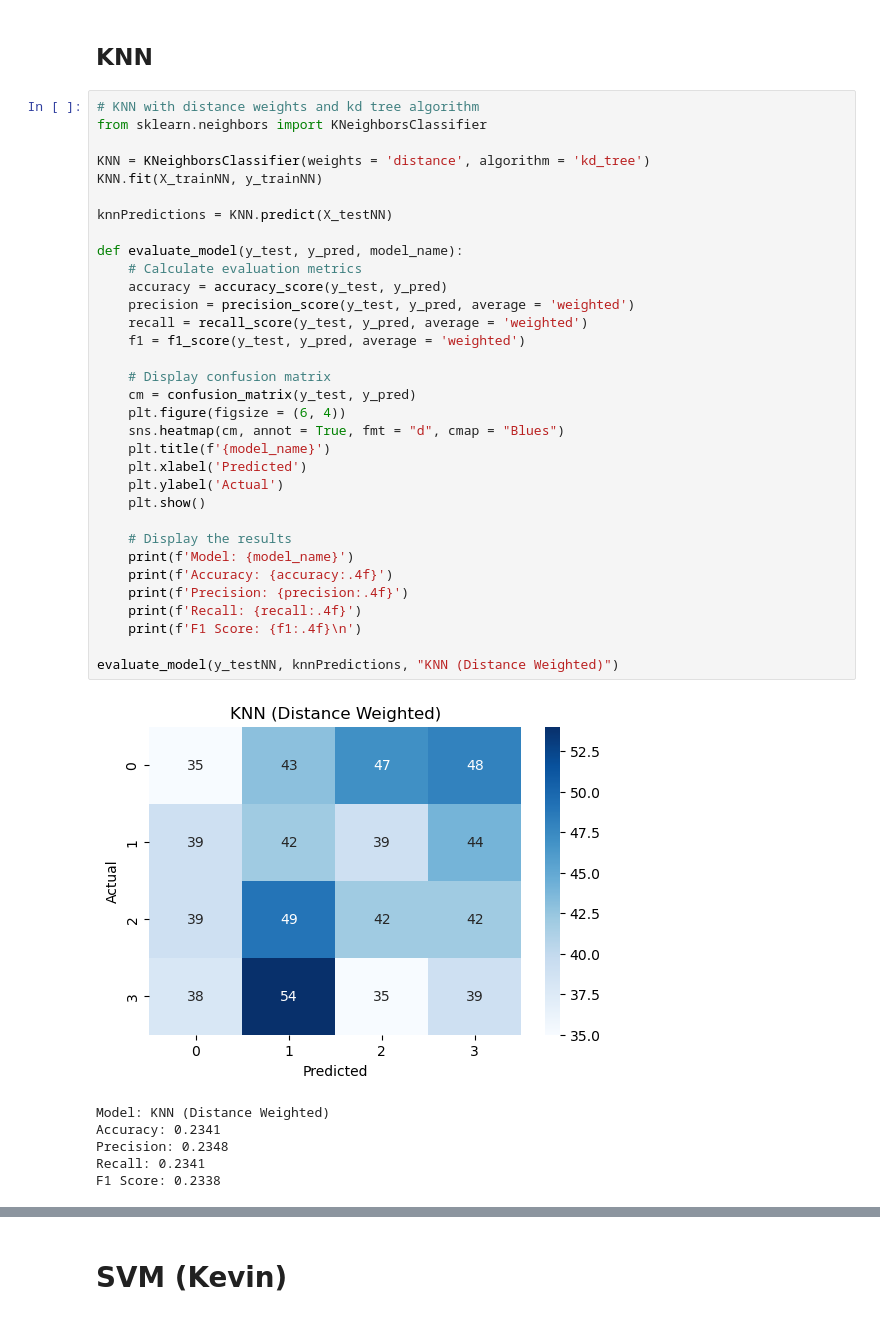
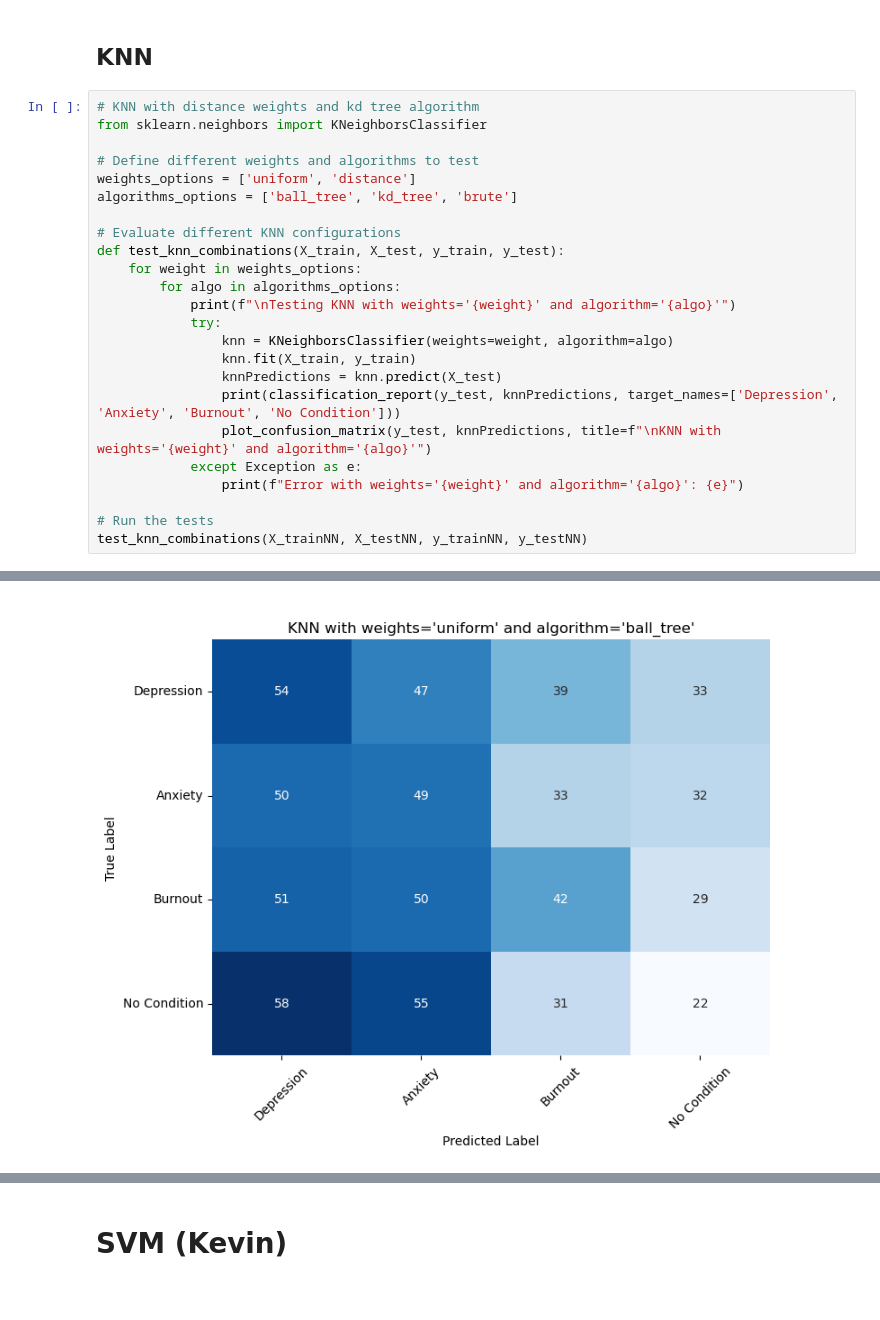
Before and after one commit to johnnyhuyhuynh/MindSpace, a Jupyter notebook: MindSpace-test.ipynb, the cells around one changed output, grey strips where cells are left out. Saved outputs shown, nothing was run; the diff lists cells and outputs as text.

```diff
--- a/MindSpace-test.ipynb
+++ b/MindSpace-test.ipynb
@@ -972,43 +972,28 @@ weighted avg       0.24      0.24      0.24       675
  Currently the optimized model is overfitting the training data and is performing poorly on the testing data, but is still outperforming the default model on the testing data.
 # %% [markdown]
 ## KNN
-# %%
-# KNN with distance weights and kd tree algorithm
-from sklearn.neighbors import KNeighborsClassifier
-
-KNN = KNeighborsClassifier(weights = 'distance', algorithm = 'kd_tree')
-KNN.fit(X_trainNN, y_trainNN)
-
-knnPredictions = KNN.predict(X_testNN)
-
-def evaluate_model(y_test, y_pred, model_name):
-    # Calculate evaluation metrics
-    accuracy = accuracy_score(y_test, y_pred)
-    precision = precision_score(y_test, y_pred, average = 'weighted')
-    recall = recall_score(y_test, y_pred, average = 'weighted')
-    f1 = f1_score(y_test, y_pred, average = 'weighted')
-
-    # Display confusion matrix
-    cm = confusion_matrix(y_test, y_pred)
-    plt.figure(figsize = (6, 4))
-    sns.heatmap(cm, annot = True, fmt = "d", cmap = "Blues")
-    plt.title(f'{model_name}')
-    plt.xlabel('Predicted')
-    plt.ylabel('Actual')
-    plt.show()
-
-    # Display the results
-    print(f'Model: {model_name}')
-    print(f'Accuracy: {accuracy:.4f}')
-    print(f'Precision: {precision:.4f}')
-    print(f'Recall: {recall:.4f}')
-    print(f'F1 Score: {f1:.4f}\n')
-
-evaluate_model(y_testNN, knnPredictions, "KNN (Distance Weighted)")
-# %% [output]
-[figure, removed]
-Model: KNN (Distance Weighted)
-Accuracy: 0.2341
-Precision: 0.2348
-Recall: 0.2341
-F1 Score: 0.2338
+# %%
+# KNN with distance weights and kd tree algorithm
+from sklearn.neighbors import KNeighborsClassifier
+
+# Define different weights and algorithms to test
+weights_options = ['uniform', 'distance']
+algorithms_options = ['ball_tree', 'kd_tree', 'brute']
+
+# Evaluate different KNN configurations
+def test_knn_combinations(X_train, X_test, y_train, y_test):
+    for weight in weights_options:
+        for algo in algorithms_options:
+            print(f"\nTesting KNN with weights='{weight}' and algorithm='{algo}'")
+            try:
+                knn = KNeighborsClassifier(weights=weight, algorithm=algo)
+                knn.fit(X_train, y_train)
+                knnPredictions = knn.predict(X_test)
+                print(classification_report(y_test, knnPredictions, target_names=['Depression', 'Anxiety', 'Burnout', 'No Condition']))
+                plot_confusion_matrix(y_test, knnPredictions, title=f"\nKNN with weights='{weight}' and algorithm='{algo}'")
+            except Exception as e:
+                print(f"Error with weights='{weight}' and algorithm='{algo}': {e}")
+
+# Run the tests
+test_knn_combinations(X_trainNN, X_testNN, y_trainNN, y_testNN)
+# %% [output]
@@ -1014,0 +1011 @@ F1 Score: 0.2338
+[figure, added]
```
Also changed, not shown: parts of 12 cells of this notebook.
